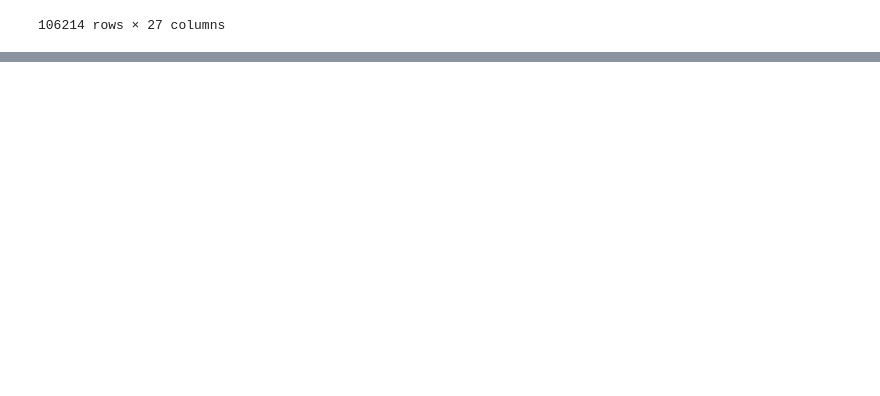
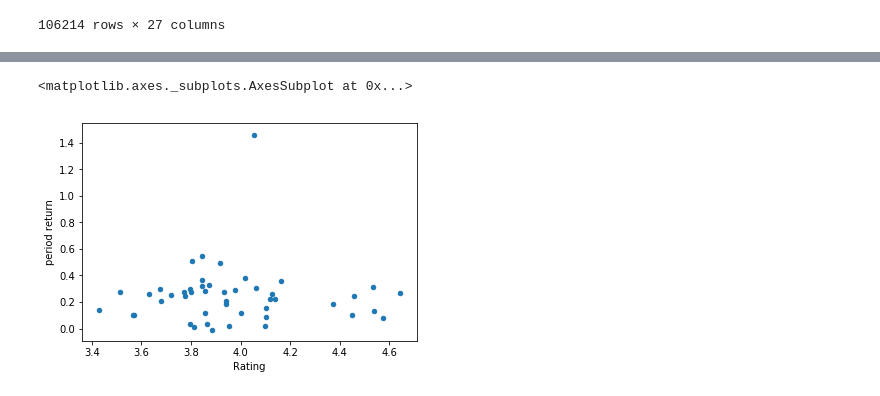
Before and after one commit to williamfallon3/Scrapy, a Jupyter notebook: Scrapy Project - Scraping and Analyzing Glassdoor reviews.ipynb, the cells around one changed output, grey strips where cells are left out. Drawn from its saved outputs; the diff is of its cells as text; code cells hidden in the pictures; blank space fills up the shorter version.

```diff
--- a/Scrapy Project - Scraping and Analyzing Glassdoor reviews.ipynb
+++ b/Scrapy Project - Scraping and Analyzing Glassdoor reviews.ipynb
@@ -330,0 +614,6 @@ pd.merge(ReviewsCleanMrg,StockPrices.reset_index(),left_on=["Ticker","DateRev"],
+# %%
+OverviewPublic = OverviewPublic[OverviewPublic.index!="EXR"]
+
+#OverviewPublic.iloc[:,10:32]
+# %%
+OverviewPublic2 = OverviewPublic.copy()
@@ -330,0 +647,2 @@ pd.merge(ReviewsCleanMrg,StockPrices.reset_index(),left_on=["Ticker","DateRev"],
+# %%
+OverviewPublic2 = OverviewPublic2.join(z['period return'])
@@ -330,0 +660,2 @@ pd.merge(ReviewsCleanMrg,StockPrices.reset_index(),left_on=["Ticker","DateRev"],
+# %%
+OverviewPublic2['AvgIndivRating'] = OverviewPublic2['Rating']+OverviewPublic2['Total+-']*.2
@@ -330,0 +734,5 @@ pd.merge(ReviewsCleanMrg,StockPrices.reset_index(),left_on=["Ticker","DateRev"],
+# %%
+OverviewPublic2.plot.scatter(x='Rating', y='period return')
+# %% [output]
+<matplotlib.axes._subplots.AxesSubplot at 0x...>
+[figure, added]
```
Also changed, not shown: parts of 83 cells of this notebook.
